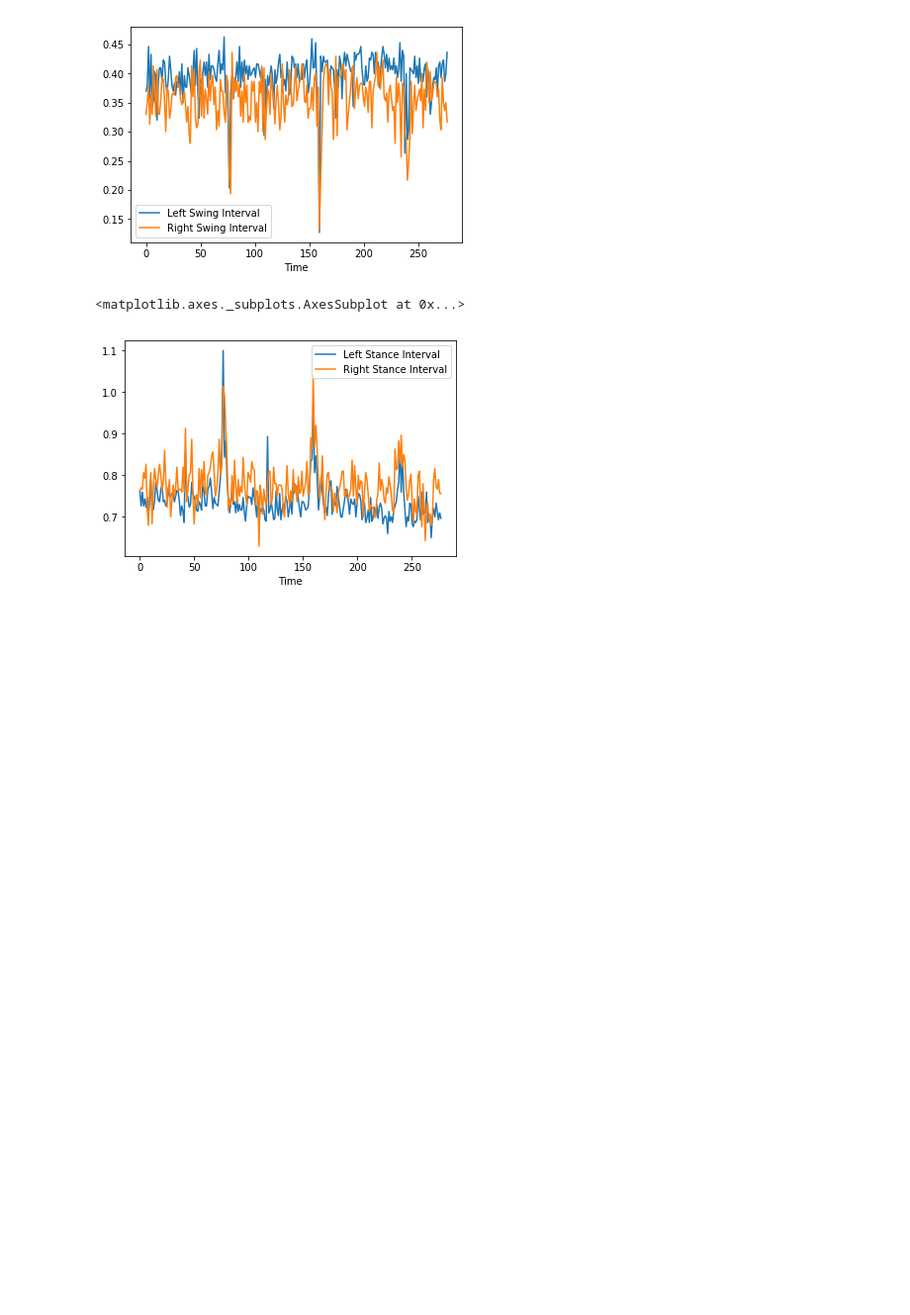
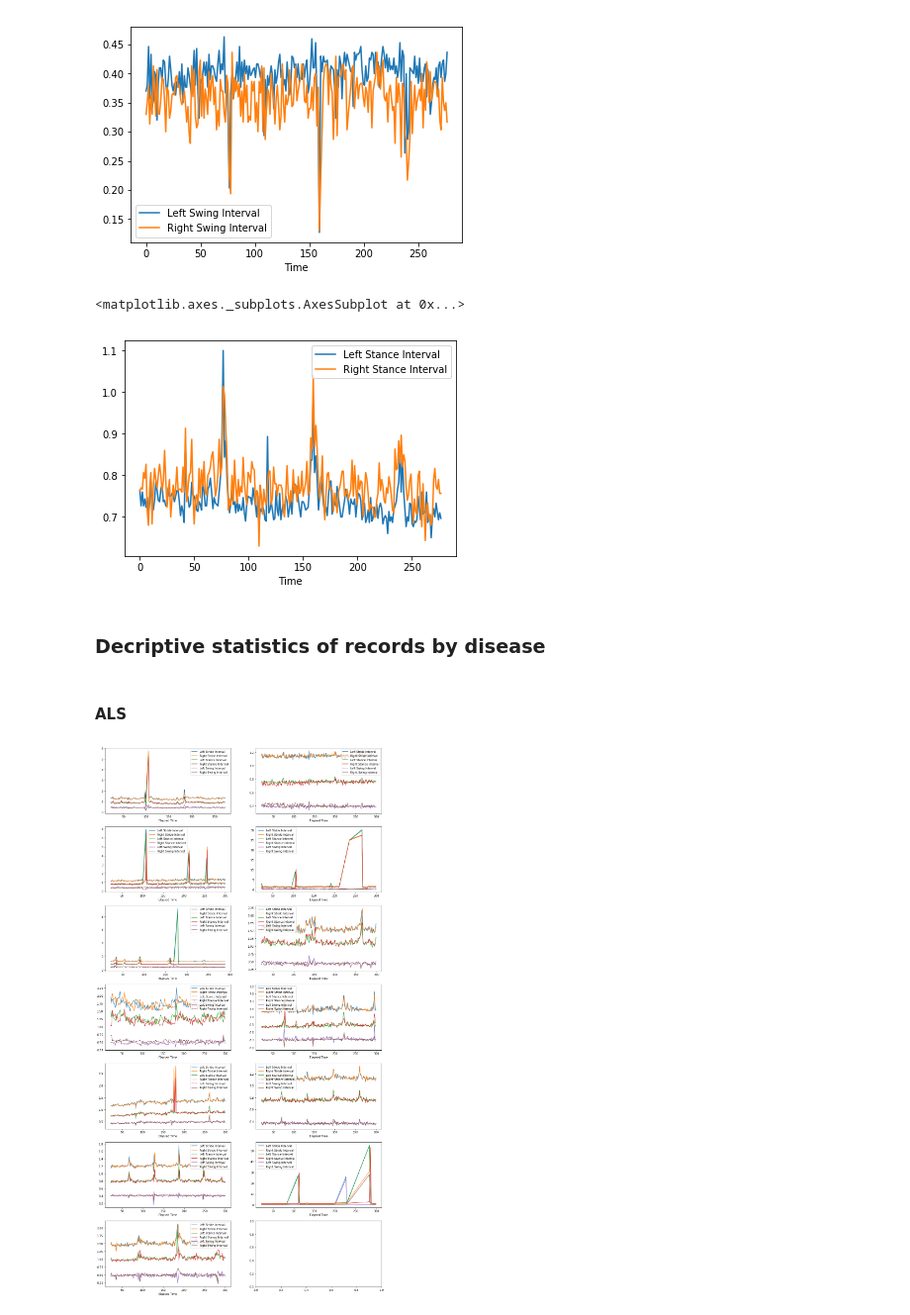
Before and after one commit to miguelfmc/gaitndd-wrangling, a Jupyter notebook: PhysiobankDataGathering.ipynb, the cells around one changed output. Shown at 99% size. Cells and saved outputs as stored; diff of their text form; code cells hidden in the pictures; blank space fills up the shorter version.

```diff
--- a/PhysiobankDataGathering.ipynb
+++ b/PhysiobankDataGathering.ipynb
@@ -165,3 +170,32 @@ test_df_mod.plot(x="Time", y=["Left Stance Interval", "Right Stance Interval"])
 # %% [output]
 <matplotlib.axes._subplots.AxesSubplot at 0x...>
 [figure]
+# %% [markdown]
+### Decriptive statistics of records by disease
+# %% [markdown]
+#### ALS
+# %%
+als_files = []
+for file in os.listdir("data"):
+    if file.startswith("als") and file.endswith(".ts"):
+        als_files.append(file)
+
+als_files.sort(key=lambda filename: int(filename[3:-3]))
+# %%
+als_dataframes = []
+for file in als_files:
+    path = os.path.join("data", file)
+    df = pd.read_csv(path, sep="\t", names=header)
+    als_dataframes.append(df)
+# %%
+fig, axes = plt.subplots(figsize=(18, 36), nrows=(len(als_dataframes)//2)+1, ncols=2)
+columns = ["Left Stride Interval",
+           "Right Stride Interval",
+           "Left Stance Interval",
+           "Right Stance Interval",
+          "Left Swing Interval",
+          "Right Swing Interval"]
+for i, df in enumerate(als_dataframes):
+    df.plot(x="Elapsed Time", y=columns, ax=axes[i//2, i%2])
+# %% [output]
+[figure, added]
```
Also changed, not shown: parts of 13 cells of this notebook, 1 other file.
